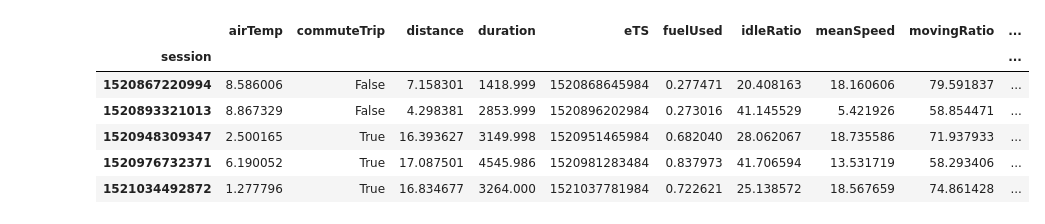
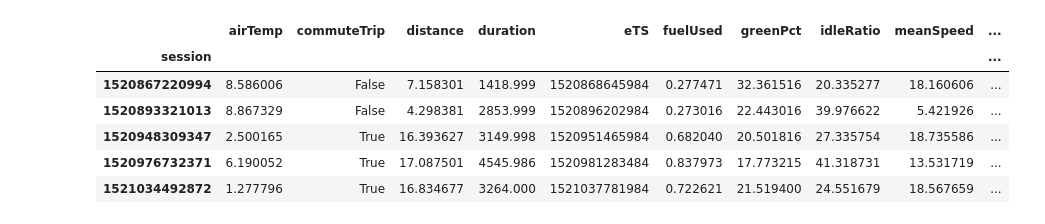
Before and after one commit to chenchen2015/Torque-LogServer-EC2, a Jupyter notebook: DataAnalysis/TorqueLogAnalysis.ipynb, the cells around one changed output. Saved outputs shown, nothing was run; the diff lists cells and outputs as text; code cells hidden in the pictures.

```diff
--- a/DataAnalysis/TorqueLogAnalysis.ipynb
+++ b/DataAnalysis/TorqueLogAnalysis.ipynb
@@ -17,7 +17,8 @@ COMMUTE_MIN_DST_DIST = 2.0 # Minimum trip destination length in miles
 COMMUTE_MAX_TRIP_DIST = 19.0 # Maximum trip distance in miles
 CAR_FUEL_TANK_SIZE = 15.9 # Gallons
 DATA_MIN_SAMP_SIZE = 300  # minimum trip length is about 5 minutes
-DATA_MAX_RPM = 800  # maximum Engine RPM of idling
+DATA_IDLE_MAX_RPM = 780  # maximum Engine RPM of idling
+DATA_ENG_LOAD_MAX_GREEN = 18 # Maximum absolute engine load (0xkc) to be qualified as green driving (low or no gas usage)
 # %%
 df = pd.read_csv('raw_logs.csv',header=0).groupby('session')
 tripData = pd.DataFrame()
@@ -68,11 +69,25 @@ for session, sdf in df:
     rpm = sdf.kc.values
     ## If the averaged speed from GPS is not too far from actual computed mean
     if rpm.mean() > 0:
-        idleRatio = 100.0 * np.count_nonzero(rpm < DATA_MAX_RPM) / len(rpm)
+        # Compute Moving and Idle ratio
+        idleRatio = 100.0 * np.count_nonzero(rpm < DATA_IDLE_MAX_RPM) / len(rpm)
         movingRatio = 100.0 - idleRatio
+        # Compute STD of RPM
+        stdRPM = np.std(rpm)
     else:
         idleRatio = np.nan
         movingRatio = np.nan
+    # Engine Load (Absolute)
+    engLoadAbs = sdf.k43.values
+    if engLoadAbs.mean() > 0:
+        # Percentage of green driving, must qualify:
+        #   1. Absolute Engine Load is below threshold
+        #   2. Engine RPM is not within the idle range
+        greenCnt = np.count_nonzero(np.logical_and(sdf.kc.values > DATA_IDLE_MAX_RPM, sdf.k43.values < DATA_ENG_LOAD_MAX_GREEN))
+        greenPct = 100.0 * greenCnt / len(sdf.kc.values)
+        # Percentage of time while in Neutral Gear
+        neutralCnt = np.count_nonzero(np.logical_and(sdf.kc.values < DATA_IDLE_MAX_RPM, sdf.k43.values < 15))
+        neutralPct = 100.0 * neutralCnt / len(sdf.kc.values)
 
     # Dumps information
     if SHOW_INFO:
@@ -108,7 +123,11 @@ for session, sdf in df:
         'mpg': averageMPG,
         'idleRatio': idleRatio,
         'movingRatio': movingRatio,
-        'meanSpeed': meanSpeed
+        'meanSpeed': meanSpeed,
+        'stdRPM': stdRPM,
+        'greenPct': greenPct,
+        'neutralPct': neutralPct
+
     }, index=[0])
     sessionData.set_index('session', inplace=True)
     tripData = tripData.append(sessionData)
@@ -150,14 +169,14 @@ Loading session 1520948309347 (2018-03-13 08:38:29), 3149.998 seconds (52 minute
 Loading session 1520976732371 (2018-03-13 16:32:12), 4545.986 seconds (76 minutes)
 Loading session 1521034492872 (2018-03-14 08:34:52), 3264.0 seconds (54 minutes)
 # %%
-td = tripData[(tripData.mpg < 40) & (tripData.distance > 3) & (tripData.idleRatio > 0) & (tripData.airTemp > 0)]
+td = tripData[(tripData.mpg < 40) & (tripData.distance > 3) & (tripData.idleRatio > 0) & (tripData.idleRatio < 75) & (tripData.airTemp != 0.0)]
 td.tail(5)
 #plt.scatter(td.idleRatio.values, td.mpg.values);
 # %% [output]
-|  | airTemp | commuteTrip | distance | duration | eTS | fuelUsed | idleRatio | meanSpeed | movingRatio | ... |
+|  | airTemp | commuteTrip | distance | duration | eTS | fuelUsed | greenPct | idleRatio | meanSpeed | ... |
 | session |  |  |  |  |  |  |  |  |  | ... |
-| 1520867220994 | 8.586006 | False | 7.158301 | 1418.999 | 1520868645984 | 0.277471 | 20.408163 | 18.160606 | 79.591837 | ... |
-| 1520893321013 | 8.867329 | False | 4.298381 | 2853.999 | 1520896202984 | 0.273016 | 41.145529 | 5.421926 | 58.854471 | ... |
-| 1520948309347 | 2.500165 | True | 16.393627 | 3149.998 | 1520951465984 | 0.682040 | 28.062067 | 18.735586 | 71.937933 | ... |
-| 1520976732371 | 6.190052 | True | 17.087501 | 4545.986 | 1520981283484 | 0.837973 | 41.706594 | 13.531719 | 58.293406 | ... |
-| 1521034492872 | 1.277796 | True | 16.834677 | 3264.000 | 1521037781984 | 0.722621 | 25.138572 | 18.567659 | 74.861428 | ... |
+| 1520867220994 | 8.586006 | False | 7.158301 | 1418.999 | 1520868645984 | 0.277471 | 32.361516 | 20.335277 | 18.160606 | ... |
+| 1520893321013 | 8.867329 | False | 4.298381 | 2853.999 | 1520896202984 | 0.273016 | 22.443016 | 39.976622 | 5.421926 | ... |
+| 1520948309347 | 2.500165 | True | 16.393627 | 3149.998 | 1520951465984 | 0.682040 | 20.501816 | 27.335754 | 18.735586 | ... |
+| 1520976732371 | 6.190052 | True | 17.087501 | 4545.986 | 1520981283484 | 0.837973 | 17.773215 | 41.318731 | 13.531719 | ... |
+| 1521034492872 | 1.277796 | True | 16.834677 | 3264.000 | 1521037781984 | 0.722621 | 21.519400 | 24.551679 | 18.567659 | ... |
```
Also changed, not shown: parts of 3 cells of this notebook.
